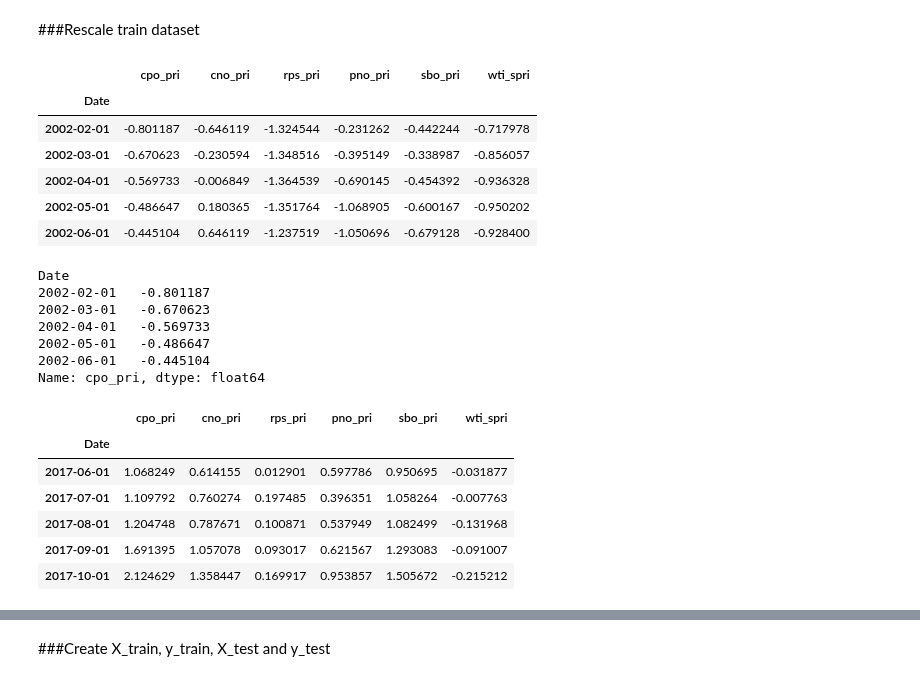
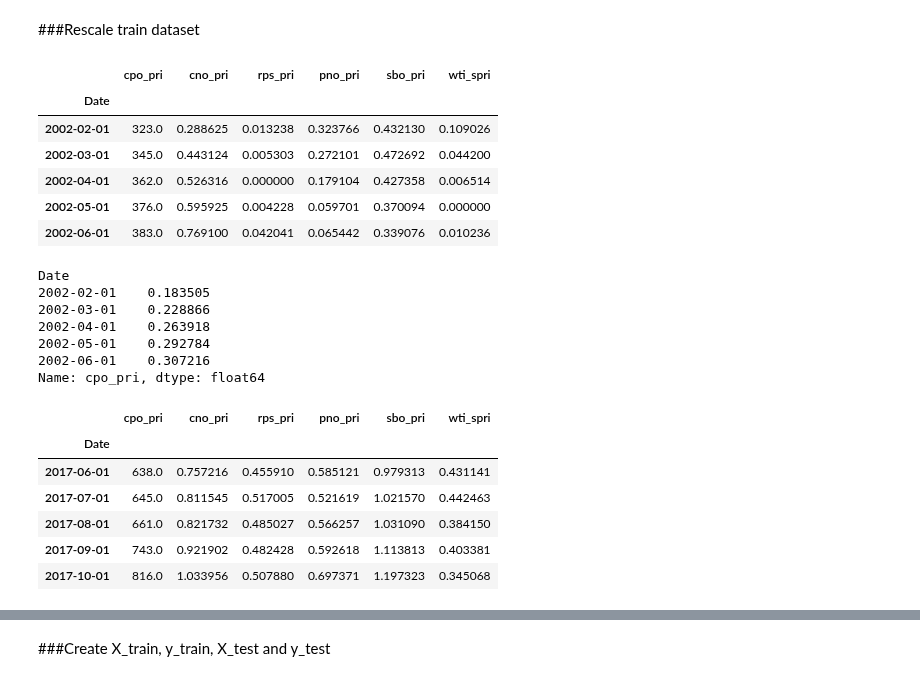
Before and after one commit to mofuoku417/Machine-Learning-Techniques-for-Multivariate-Time-Series-Forecasting-of-Crude-Palm-Oil-Prices, a Jupyter notebook: MV_MLP2.ipynb, the cells around one changed output, grey strips where cells are left out. Drawn from its saved outputs; the diff is of its cells as text; code cells hidden in the pictures.

```diff
--- a/MV_MLP2.ipynb
+++ b/MV_MLP2.ipynb
@@ -171,31 +171,32 @@ train.head()
 # %% [markdown]
 ###Rescale train dataset
 # %%
-f_transformer = RobustScaler()
-feature_columns = ['cpo_pri','cno_pri', 'rps_pri', 'pno_pri', 'sbo_pri', 'wti_spri']
+#f_transformer = RobustScaler()
+f_transformer = MinMaxScaler()
+feature_columns = ['cno_pri', 'rps_pri', 'pno_pri', 'sbo_pri', 'wti_spri']
 f_transformer = f_transformer.fit(train[feature_columns].to_numpy())
 train.loc[:, feature_columns] = f_transformer.transform(train[feature_columns].to_numpy())
 train.head()
 # %% [output]
 |  | cpo_pri | cno_pri | rps_pri | pno_pri | sbo_pri | wti_spri |
 | Date |  |  |  |  |  |  |
-| 2002-02-01 | -0.801187 | -0.646119 | -1.324544 | -0.231262 | -0.442244 | -0.717978 |
-| 2002-03-01 | -0.670623 | -0.230594 | -1.348516 | -0.395149 | -0.338987 | -0.856057 |
-| 2002-04-01 | -0.569733 | -0.006849 | -1.364539 | -0.690145 | -0.454392 | -0.936328 |
-| 2002-05-01 | -0.486647 | 0.180365 | -1.351764 | -1.068905 | -0.600167 | -0.950202 |
-| 2002-06-01 | -0.445104 | 0.646119 | -1.237519 | -1.050696 | -0.679128 | -0.928400 |
+| 2002-02-01 | 323.0 | 0.288625 | 0.013238 | 0.323766 | 0.432130 | 0.109026 |
+| 2002-03-01 | 345.0 | 0.443124 | 0.005303 | 0.272101 | 0.472692 | 0.044200 |
+| 2002-04-01 | 362.0 | 0.526316 | 0.000000 | 0.179104 | 0.427358 | 0.006514 |
+| 2002-05-01 | 376.0 | 0.595925 | 0.004228 | 0.059701 | 0.370094 | 0.000000 |
+| 2002-06-01 | 383.0 | 0.769100 | 0.042041 | 0.065442 | 0.339076 | 0.010236 |
 # %%
-cpo_pri_transformer = RobustScaler()
+cpo_pri_transformer = MinMaxScaler()
 cpo_pri_transformer = cpo_pri_transformer.fit(train[['cpo_pri']])
 train['cpo_pri'] = cpo_pri_transformer.transform(train[['cpo_pri']])
 train['cpo_pri'].head()
 # %% [output]
 Date
-2002-02-01   -0.801187
-2002-03-01   -0.670623
-2002-04-01   -0.569733
-2002-05-01   -0.486647
-2002-06-01   -0.445104
+2002-02-01    0.183505
+2002-03-01    0.228866
+2002-04-01    0.263918
+2002-05-01    0.292784
+2002-06-01    0.307216
 Name: cpo_pri, dtype: float64
 # %%
 test.loc[:, feature_columns] = f_transformer.transform(test[feature_columns].to_numpy())
@@ -203,11 +204,11 @@ test.head()
 # %% [output]
 |  | cpo_pri | cno_pri | rps_pri | pno_pri | sbo_pri | wti_spri |
 | Date |  |  |  |  |  |  |
-| 2017-06-01 | 1.068249 | 0.614155 | 0.012901 | 0.597786 | 0.950695 | -0.031877 |
-| 2017-07-01 | 1.109792 | 0.760274 | 0.197485 | 0.396351 | 1.058264 | -0.007763 |
-| 2017-08-01 | 1.204748 | 0.787671 | 0.100871 | 0.537949 | 1.082499 | -0.131968 |
-| 2017-09-01 | 1.691395 | 1.057078 | 0.093017 | 0.621567 | 1.293083 | -0.091007 |
-| 2017-10-01 | 2.124629 | 1.358447 | 0.169917 | 0.953857 | 1.505672 | -0.215212 |
+| 2017-06-01 | 638.0 | 0.757216 | 0.455910 | 0.585121 | 0.979313 | 0.431141 |
+| 2017-07-01 | 645.0 | 0.811545 | 0.517005 | 0.521619 | 1.021570 | 0.442463 |
+| 2017-08-01 | 661.0 | 0.821732 | 0.485027 | 0.566257 | 1.031090 | 0.384150 |
+| 2017-09-01 | 743.0 | 0.921902 | 0.482428 | 0.592618 | 1.113813 | 0.403381 |
+| 2017-10-01 | 816.0 | 1.033956 | 0.507880 | 0.697371 | 1.197323 | 0.345068 |
 # %%
 test['cpo_pri'] = cpo_pri_transformer.transform(test[['cpo_pri']])
 test['cpo_pri'].head()
```
Also changed, not shown: parts of 12 cells of this notebook.
